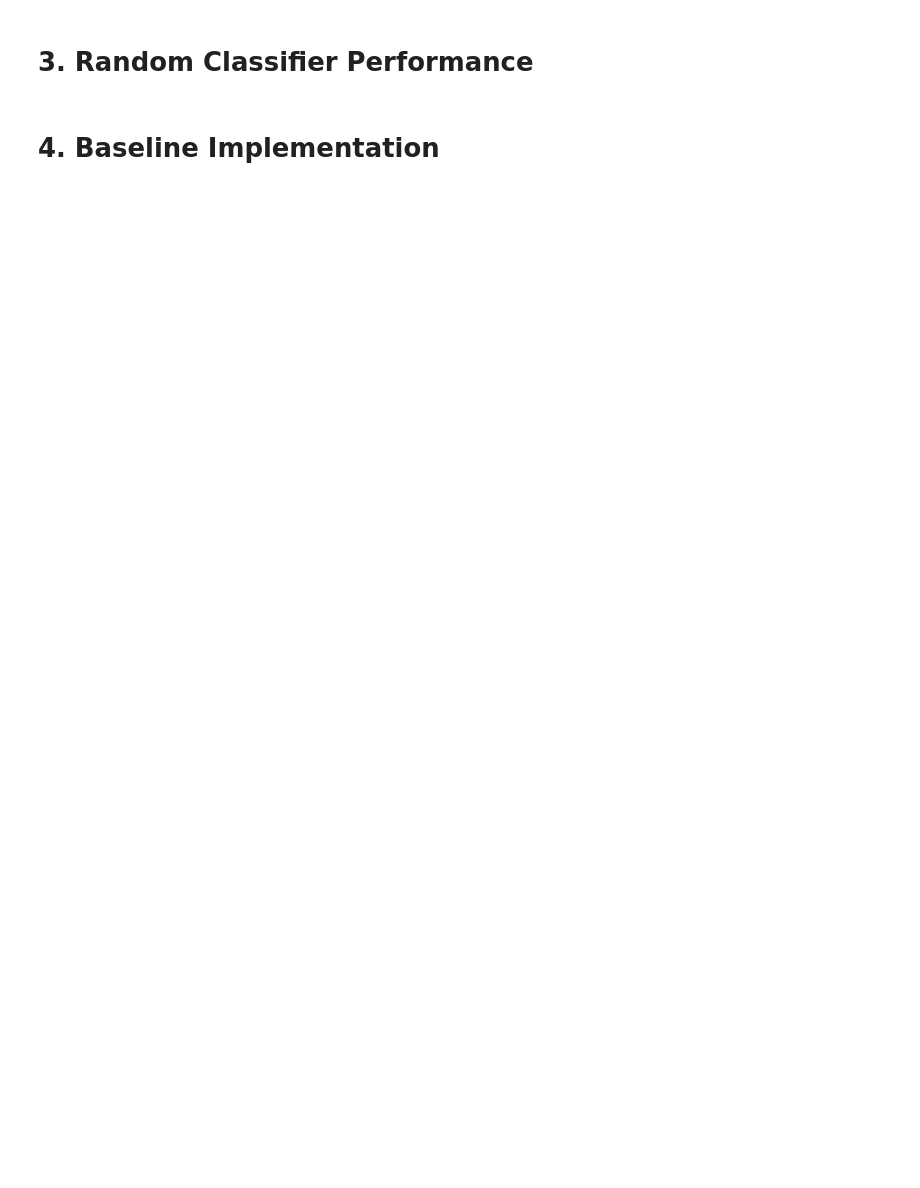
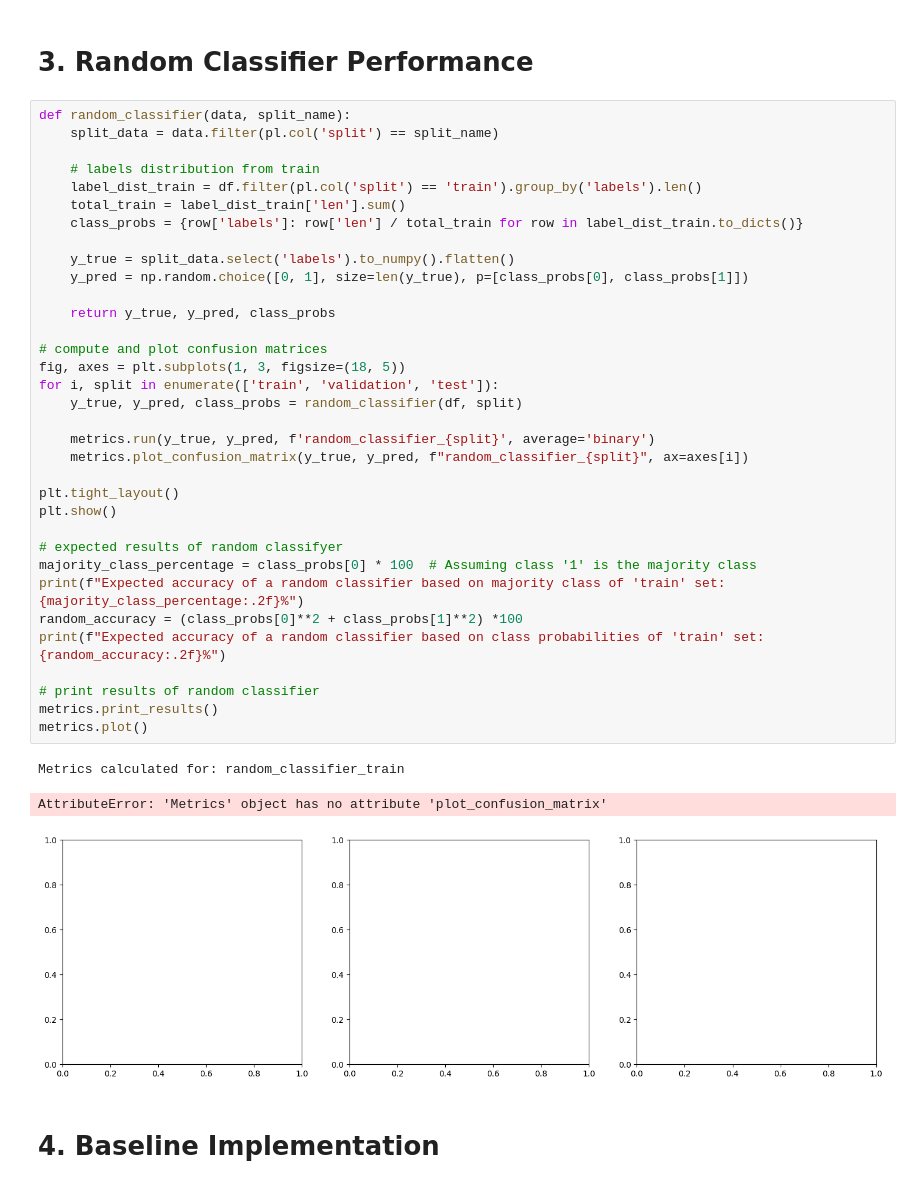
Before and after one commit to pablo-fdz/adv_nlp_final_assessment, a Jupyter notebook: part_1_problem_setup.ipynb, the cells around one changed output. Drawn from its saved outputs; the diff is of its cells as text; blank space fills up the shorter version.

Commit message:
add part with random classifier

```diff
--- a/part_1_problem_setup.ipynb
+++ b/part_1_problem_setup.ipynb
@@ -217,4 +298,42 @@ shape: (5, 9)
 # %% [markdown]
 # 3. Random Classifier Performance
+# %%
+def random_classifier(data, split_name):
+    split_data = data.filter(pl.col('split') == split_name)
+
+    # labels distribution from train
+    label_dist_train = df.filter(pl.col('split') == 'train').group_by('labels').len()
+    total_train = label_dist_train['len'].sum()
+    class_probs = {row['labels']: row['len'] / total_train for row in label_dist_train.to_dicts()}
+
+    y_true = split_data.select('labels').to_numpy().flatten()
+    y_pred = np.random.choice([0, 1], size=len(y_true), p=[class_probs[0], class_probs[1]])
+
+    return y_true, y_pred, class_probs
+
+# compute and plot confusion matrices
+fig, axes = plt.subplots(1, 3, figsize=(18, 5))
+for i, split in enumerate(['train', 'validation', 'test']):
+    y_true, y_pred, class_probs = random_classifier(df, split)
+
+    metrics.run(y_true, y_pred, f'random_classifier_{split}', average='binary')
+    metrics.plot_confusion_matrix(y_true, y_pred, f"random_classifier_{split}", ax=axes[i])
+
+plt.tight_layout()
+plt.show()
+
+# expected results of random classifyer
+majority_class_percentage = class_probs[0] * 100  # Assuming class '1' is the majority class
+print(f"Expected accuracy of a random classifier based on majority class of 'train' set: {majority_class_percentage:.2f}%")
+random_accuracy = (class_probs[0]**2 + class_probs[1]**2) *100
+print(f"Expected accuracy of a random classifier based on class probabilities of 'train' set: {random_accuracy:.2f}%")
+
+# print results of random classifier
+metrics.print_results()
+metrics.plot()
+# %% [output]
+Metrics calculated for: random_classifier_train
+AttributeError: 'Metrics' object has no attribute 'plot_confusion_matrix'
+[figure, added]
 # %% [markdown]
 # 4. Baseline Implementation
```
Also changed, not shown: parts of 4 cells of this notebook.
